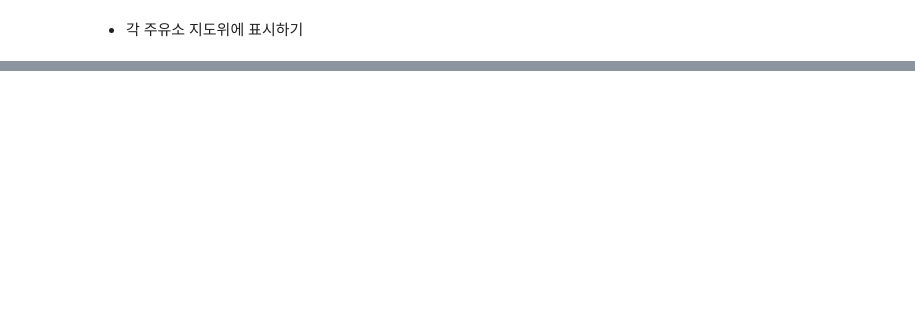
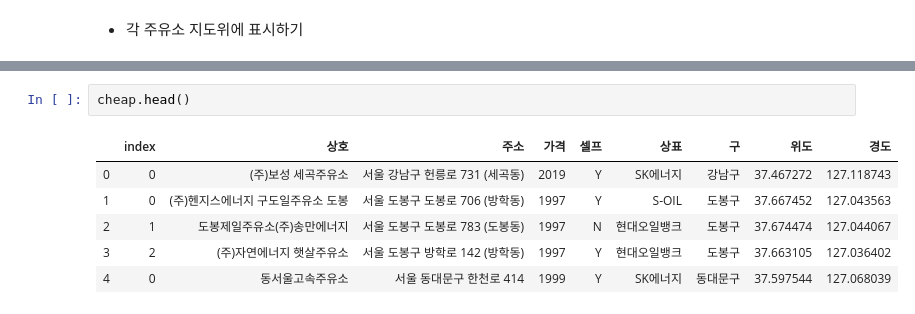
Before and after one commit to Lunawood/DataAnalysis-Lecture-2022.04, a Jupyter notebook: 05.Crawling/14.Opinet.ipynb, the cells around one changed output, grey strips where cells are left out. Saved outputs shown, nothing was run; the diff lists cells and outputs as text; blank space fills up the shorter version.

```diff
--- a/05.Crawling/14.Opinet.ipynb
+++ b/05.Crawling/14.Opinet.ipynb
@@ -435,3 +436,12 @@ map.get_root().html.add_child(folium.Element(title_html))
 map
 # %% [output]
 [interactive output not drawn]
+# %%
+cheap.head()
+# %% [output]
+|  | index | 상호 | 주소 | 가격 | 셀프 | 상표 | 구 | 위도 | 경도 |
+| 0 | 0 | (주)보성 세곡주유소 | 서울 강남구 헌릉로 731 (세곡동) | 2019 | Y | SK에너지 | 강남구 | 37.467272 | 127.118743 |
+| 1 | 0 | (주)헨지스에너지 구도일주유소 도봉 | 서울 도봉구 도봉로 706 (방학동) | 1997 | Y | S-OIL | 도봉구 | 37.667452 | 127.043563 |
+| 2 | 1 | 도봉제일주유소(주)송만에너지 | 서울 도봉구 도봉로 783 (도봉동) | 1997 | N | 현대오일뱅크 | 도봉구 | 37.674474 | 127.044067 |
+| 3 | 2 | (주)자연에너지 햇살주유소 | 서울 도봉구 방학로 142 (방학동) | 1997 | Y | 현대오일뱅크 | 도봉구 | 37.663105 | 127.036402 |
+| 4 | 0 | 동서울고속주유소 | 서울 동대문구 한천로 414 | 1999 | Y | SK에너지 | 동대문구 | 37.597544 | 127.068039 |
```
Also changed, not shown: parts of 25 cells of this notebook, 16 other files.
